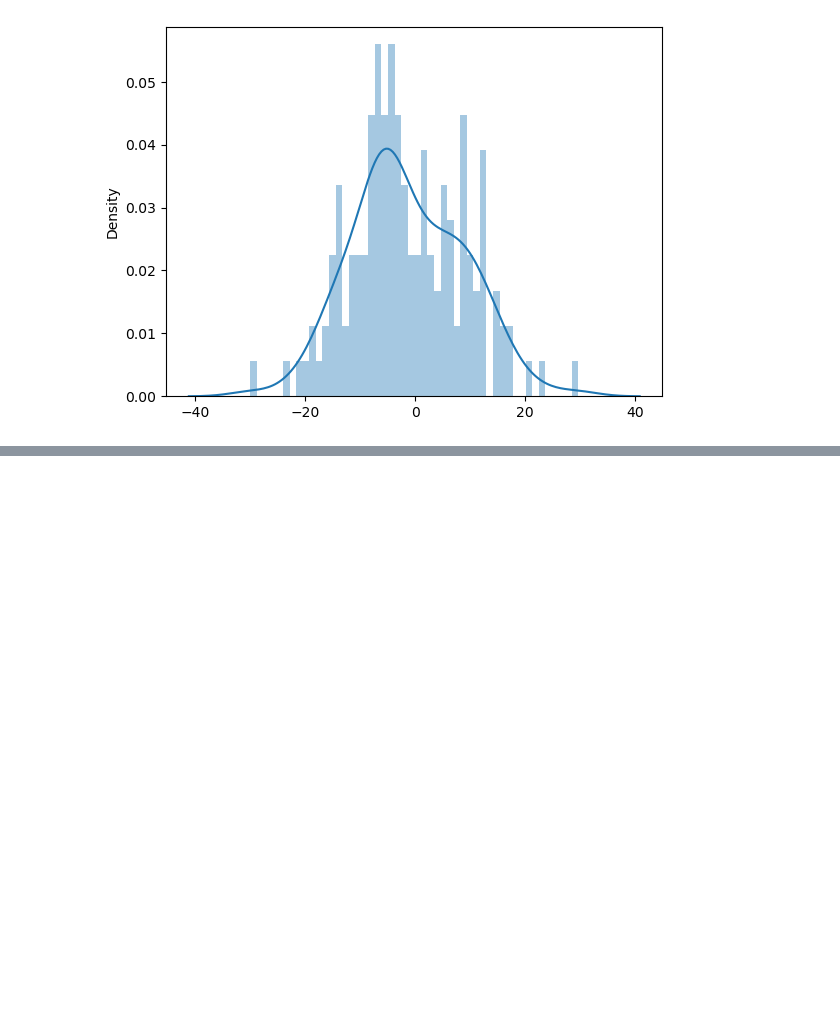
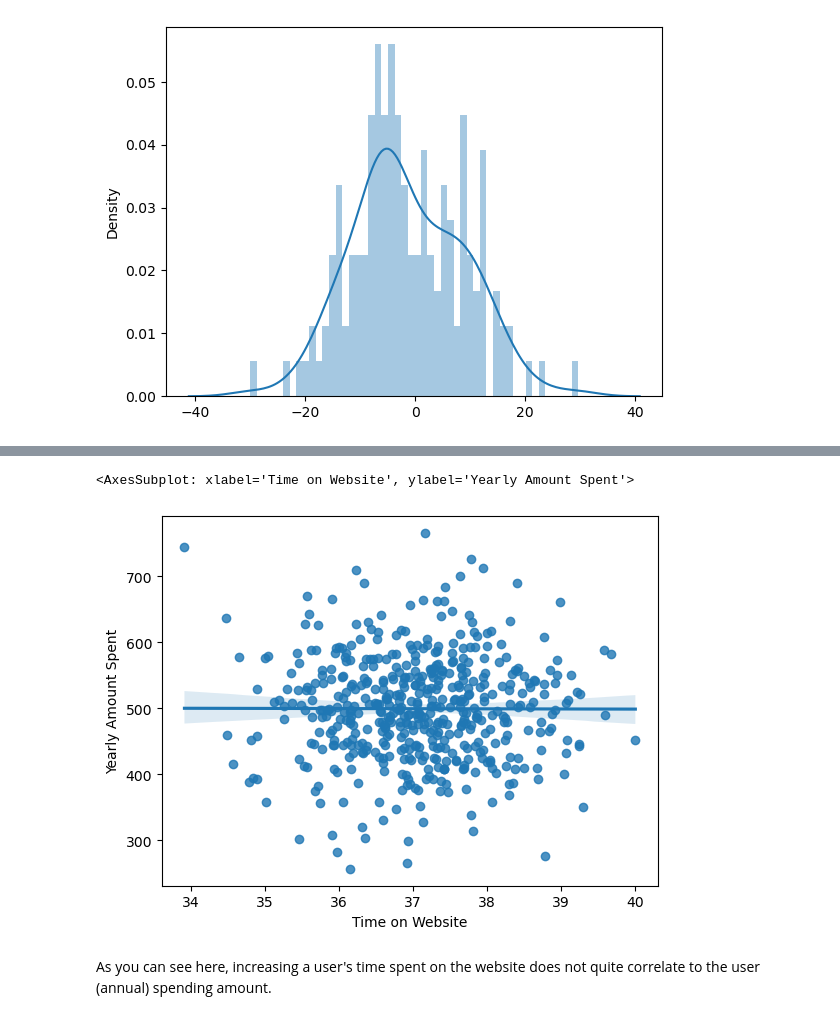
Before and after one commit to cwg7/ecommerce_linear_regression, a Jupyter notebook: ecommerce_linear_regression.ipynb, the cells around one changed output, grey strips where cells are left out. Saved outputs shown, nothing was run; the diff lists cells and outputs as text; code cells hidden in the pictures; blank space fills up the shorter version.

```diff
--- a/ecommerce_linear_regression.ipynb
+++ b/ecommerce_linear_regression.ipynb
@@ -228,0 +234,7 @@ sns.distplot(y_2_test - y_2_preds, bins=50)
+# %%
+sns.regplot(data=data, x= 'Time on Website', y='Yearly Amount Spent')
+# %% [output]
+<AxesSubplot: xlabel='Time on Website', ylabel='Yearly Amount Spent'>
+[figure, added]
+# %% [markdown]
+As you can see here, increasing a user's time spent on the website does not quite correlate to the user (annual) spending amount.
```
Also changed, not shown: parts of 11 cells of this notebook.
